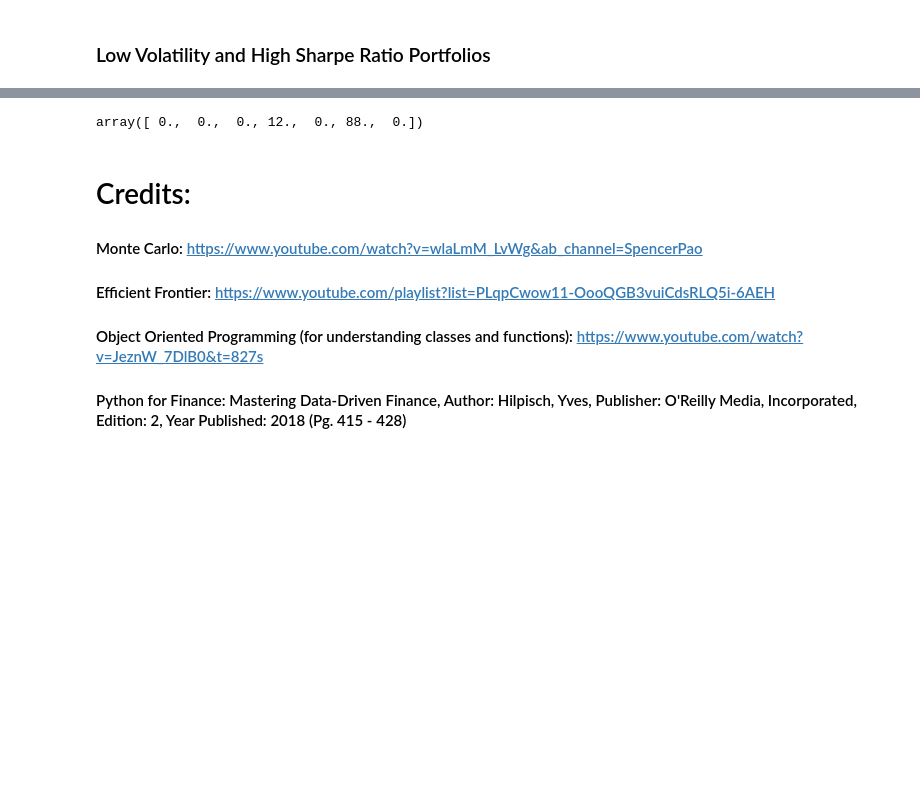
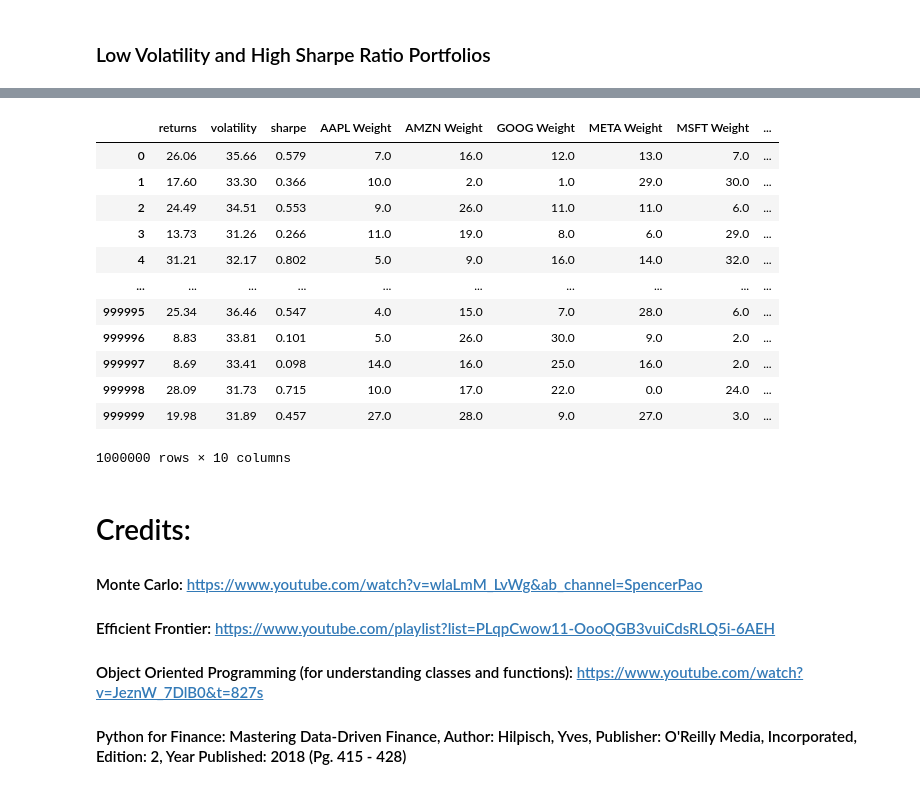
Before and after one commit to CCNY-Analytics-and-Quant/Quant_Fin_CCNY-BIZ-BETZ_Spring_2024_SF_MM_NI, a Jupyter notebook: efficient_frontier/efficient_frontier_clean.ipynb, the cells around one changed output, grey strips where cells are left out. Cells and saved outputs as stored; diff of their text form; code cells hidden in the pictures; blank space fills up the shorter version.

Commit message:
executed the similation w enough portfolios

```diff
--- a/efficient_frontier/efficient_frontier_clean.ipynb
+++ b/efficient_frontier/efficient_frontier_clean.ipynb
@@ -618,7 +618,19 @@ montc_data.plot_rets_vol_optports()
-# %%
-montc_data.maxsharpe_port_weights.values
-# %% [output]
-array([ 0.,  0.,  0., 12.,  0., 88.,  0.])
+# %%
+montc_data.montc_portfolio_data
+# %% [output]
+|  | returns | volatility | sharpe | AAPL Weight | AMZN Weight | GOOG Weight | META Weight | MSFT Weight | ... |
+| 0 | 26.06 | 35.66 | 0.579 | 7.0 | 16.0 | 12.0 | 13.0 | 7.0 | ... |
+| 1 | 17.60 | 33.30 | 0.366 | 10.0 | 2.0 | 1.0 | 29.0 | 30.0 | ... |
+| 2 | 24.49 | 34.51 | 0.553 | 9.0 | 26.0 | 11.0 | 11.0 | 6.0 | ... |
+| 3 | 13.73 | 31.26 | 0.266 | 11.0 | 19.0 | 8.0 | 6.0 | 29.0 | ... |
+| 4 | 31.21 | 32.17 | 0.802 | 5.0 | 9.0 | 16.0 | 14.0 | 32.0 | ... |
+| ... | ... | ... | ... | ... | ... | ... | ... | ... | ... |
+| 999995 | 25.34 | 36.46 | 0.547 | 4.0 | 15.0 | 7.0 | 28.0 | 6.0 | ... |
+| 999996 | 8.83 | 33.81 | 0.101 | 5.0 | 26.0 | 30.0 | 9.0 | 2.0 | ... |
+| 999997 | 8.69 | 33.41 | 0.098 | 14.0 | 16.0 | 25.0 | 16.0 | 2.0 | ... |
+| 999998 | 28.09 | 31.73 | 0.715 | 10.0 | 17.0 | 22.0 | 0.0 | 24.0 | ... |
+| 999999 | 19.98 | 31.89 | 0.457 | 27.0 | 28.0 | 9.0 | 27.0 | 3.0 | ... |
+1000000 rows × 10 columns
 # %% [markdown]
 # Credits:
 
```
Also changed, not shown: parts of 8 cells of this notebook.
